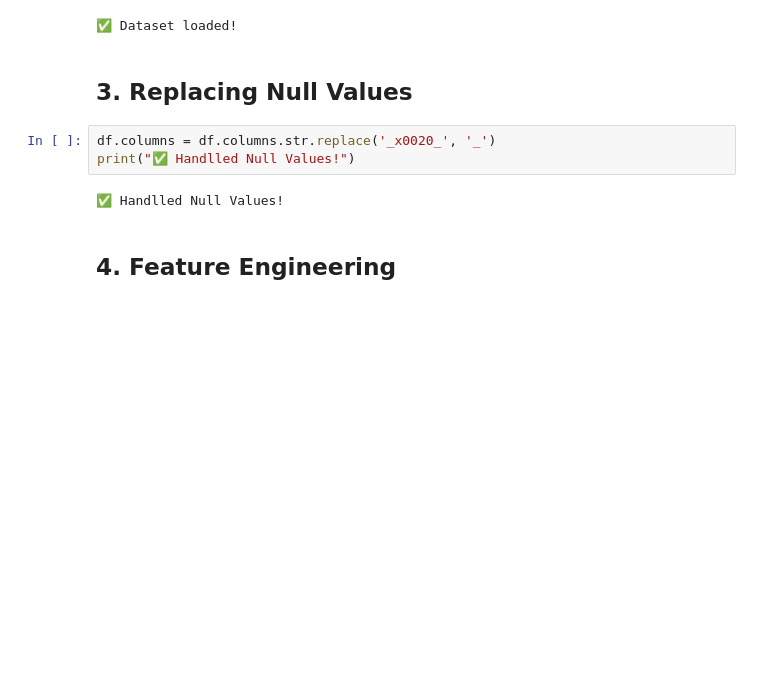
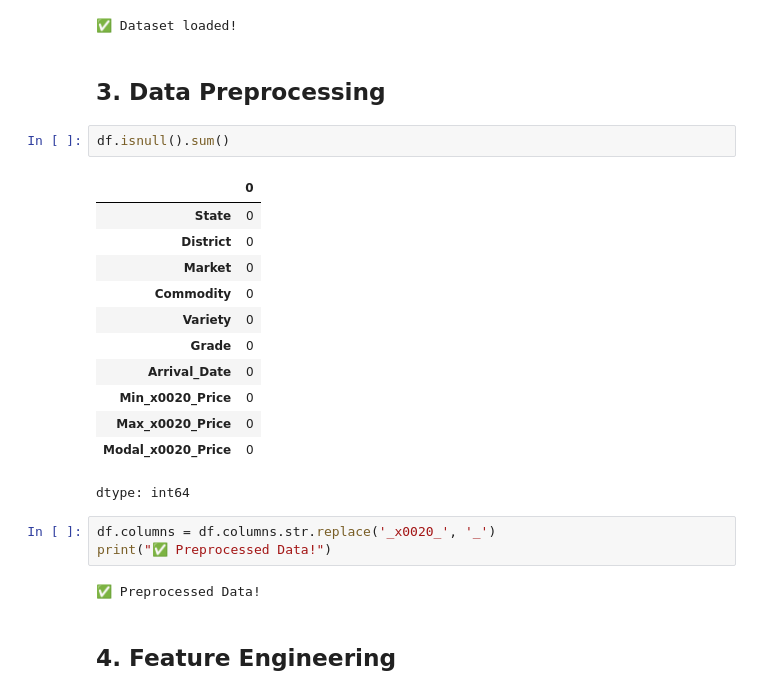
Before and after one commit to ak-rahul/mandi-price-predictor, a Jupyter notebook: Mandi-Project.ipynb, the cells around one changed output. Cells and saved outputs as stored; diff of their text form; blank space fills up the shorter version.

```diff
--- a/Mandi-Project.ipynb
+++ b/Mandi-Project.ipynb
@@ -32,13 +32,28 @@ df = pd.read_csv(github_url)
 print("✅ Dataset loaded!")
 # %% [output]
 ✅ Dataset loaded!
-# %% [markdown]
-## **3. Replacing Null Values**
+# %% [markdown]
+## **3. Data Preprocessing**
+# %%
+df.isnull().sum()
+# %% [output]
+|  | 0 |
+| State | 0 |
+| District | 0 |
+| Market | 0 |
+| Commodity | 0 |
+| Variety | 0 |
+| Grade | 0 |
+| Arrival_Date | 0 |
+| Min_x0020_Price | 0 |
+| Max_x0020_Price | 0 |
+| Modal_x0020_Price | 0 |
+dtype: int64
 # %%
 df.columns = df.columns.str.replace('_x0020_', '_')
-print("✅ Handlled Null Values!")
+print("✅ Preprocessed Data!")
 # %% [output]
-✅ Handlled Null Values!
+✅ Preprocessed Data!
 # %% [markdown]
 ## **4. Feature Engineering**
 # %%
```
Also changed, not shown: parts of 3 cells of this notebook.
